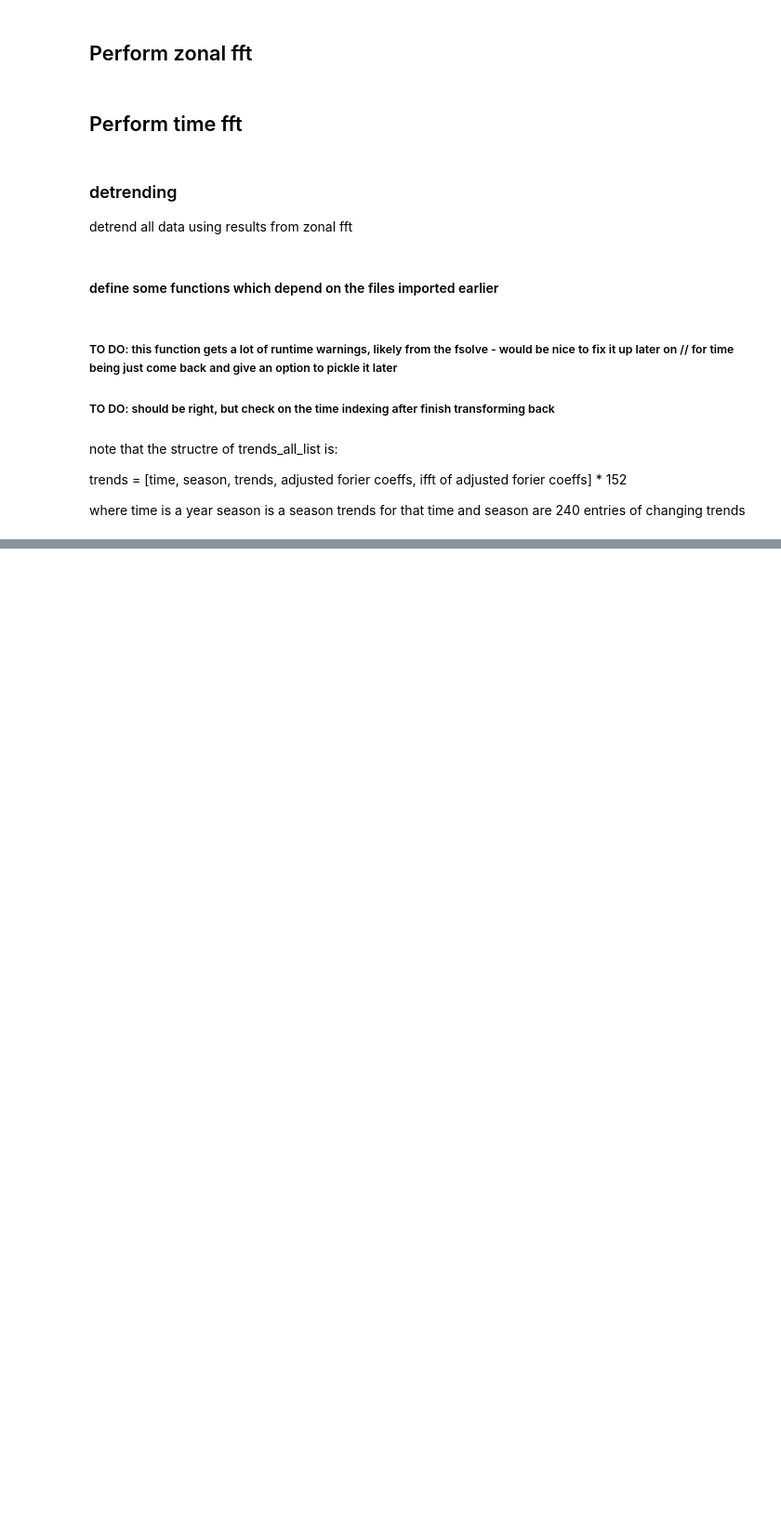
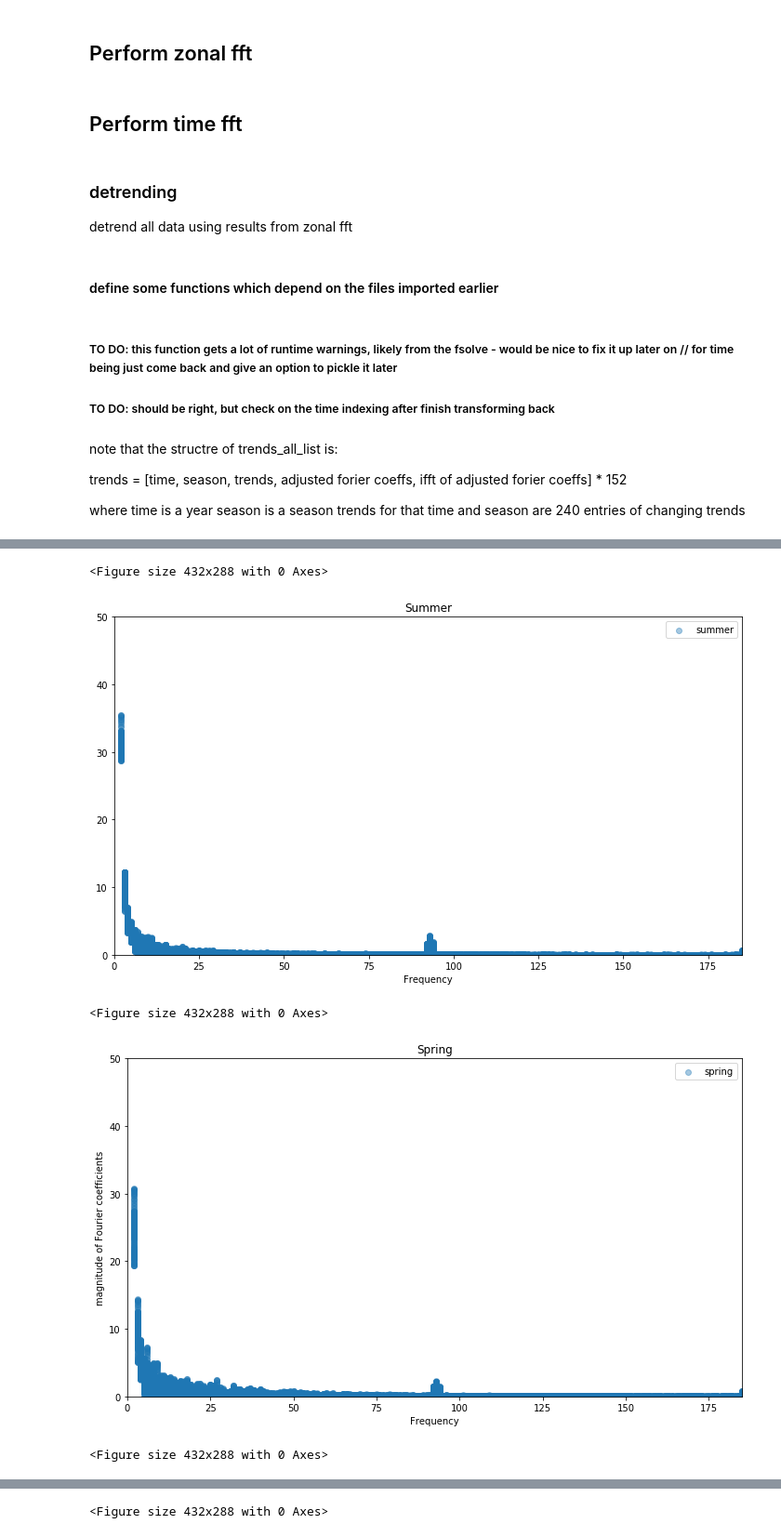
Before and after one commit to csyhuang/python-climate-data-processing, a Jupyter notebook: submission_from_claire/40.5N-processing/40.5N_spectralanalysis.ipynb, the cells around one changed output, grey strips where cells are left out. Shown: that part at 93% size. Saved outputs shown, nothing was run; the diff lists cells and outputs as text; code cells hidden in the pictures; blank space fills up the shorter version.

```diff
--- a/submission_from_claire/40.5N-processing/40.5N_spectralanalysis.ipynb
+++ b/submission_from_claire/40.5N-processing/40.5N_spectralanalysis.ipynb
@@ -261,0 +353,12 @@ fft_total_list = [time_fft(sea, yr, lon) for sea in seasons
+# %%
+def get_avglist(indices, valuelist, ax = 0):
+    #from indices and the value list, returns the list with the same indices
+    toavg = [valuelist[i] for i in indices]
+    averaged = np.average(toavg, axis = ax)
+    return averaged
+# %%
+#now get the averages of each spectrum for the lists
+winter_ffts = [get_avglist(sublist,fft_grouped_wind) for sublist in winter_lon_indices]
+spring_ffts = [get_avglist(sublist,fft_grouped_wind) for sublist in spring_lon_indices]
+fall_ffts = [get_avglist(sublist,fft_grouped_wind) for sublist in fall_lon_indices]
+summer_ffts = [get_avglist(sublist,fft_grouped_wind) for sublist in summer_lon_indices]
@@ -261,0 +369,66 @@ fft_total_list = [time_fft(sea, yr, lon) for sea in seasons
+# %%
+#flatten lists for plotting
+flat_wint_ffts = [item for sublist in winter_ffts for item in sublist]
+flat_spring_ffts = [item for sublist in spring_ffts for item in sublist]
+flat_fall_ffts = [item for sublist in fall_ffts for item in sublist]
+flat_summer_ffts = [item for sublist in summer_ffts for item in sublist]
+flat_list_wtime = [wavenum_time for i in range(240)]
+flat_list_wtime = [item for sublist in flat_list_wtime for item in sublist]
+# %%
+#plot fourier coefficients vs. wavenumber
+plt.clf();
+plt.figure(figsize=(10,6))
+plt.scatter(flat_list_wtime, flat_summer_ffts, label = "summer", alpha = 0.4)
+plt.title('Fourier spectrum')
+plt.title('Summer')
+plt.xlabel('Frequency');
+plt.legend()
+plt.ylim((0,50))
+plt.xlim((0,max(flat_list_wtime)))
+plt.tight_layout()
+plt.show()
+
+#plot fourier coefficients vs. wavenumber
+plt.clf();
+plt.figure(figsize=(10,6))
+plt.scatter(flat_list_wtime, flat_spring_ffts, label = "spring", alpha = 0.4)
+plt.title('Spring')
+plt.xlabel('Frequency');
+plt.ylabel('magnitude of Fourier coefficients');
+plt.legend()
+plt.ylim((0,50))
+plt.xlim((0,max(flat_list_wtime)))
+plt.tight_layout()
+plt.show()
+
+#plot fourier coefficients vs. wavenumber
+plt.clf();
+plt.figure(figsize=(10,6))
+plt.scatter(flat_list_wtime, flat_wint_ffts, label = "winter", alpha = 0.4)
+plt.title('Winter')
+plt.xlabel('Frequency');
+plt.ylabel('magnitude of Fourier coefficients');
+plt.legend()
+plt.ylim((0,50))
+plt.xlim((0,max(flat_list_wtime)))
+plt.tight_layout()
+plt.show()
+
+#plot fourier coefficients vs. wavenumber
+plt.clf();
+plt.figure(figsize=(10,6))
+plt.scatter(flat_list_wtime, flat_fall_ffts, label = "fall", alpha = 0.4)
+plt.title('Fall')
+plt.xlabel('Frequency');
+plt.ylabel('magnitude of Fourier coefficients');
+plt.legend()
+plt.ylim((0,50))
+plt.xlim((0,max(flat_list_wtime)))
+plt.tight_layout()
+plt.show()
+# %% [output]
+<Figure size 432x288 with 0 Axes>
+[figure, added]
+<Figure size 432x288 with 0 Axes>
+[figure, added]
+<Figure size 432x288 with 0 Axes>
@@ -261,0 +436 @@ fft_total_list = [time_fft(sea, yr, lon) for sea in seasons
+<Figure size 432x288 with 0 Axes>
```
Also changed, not shown: parts of 27 cells of this notebook.
